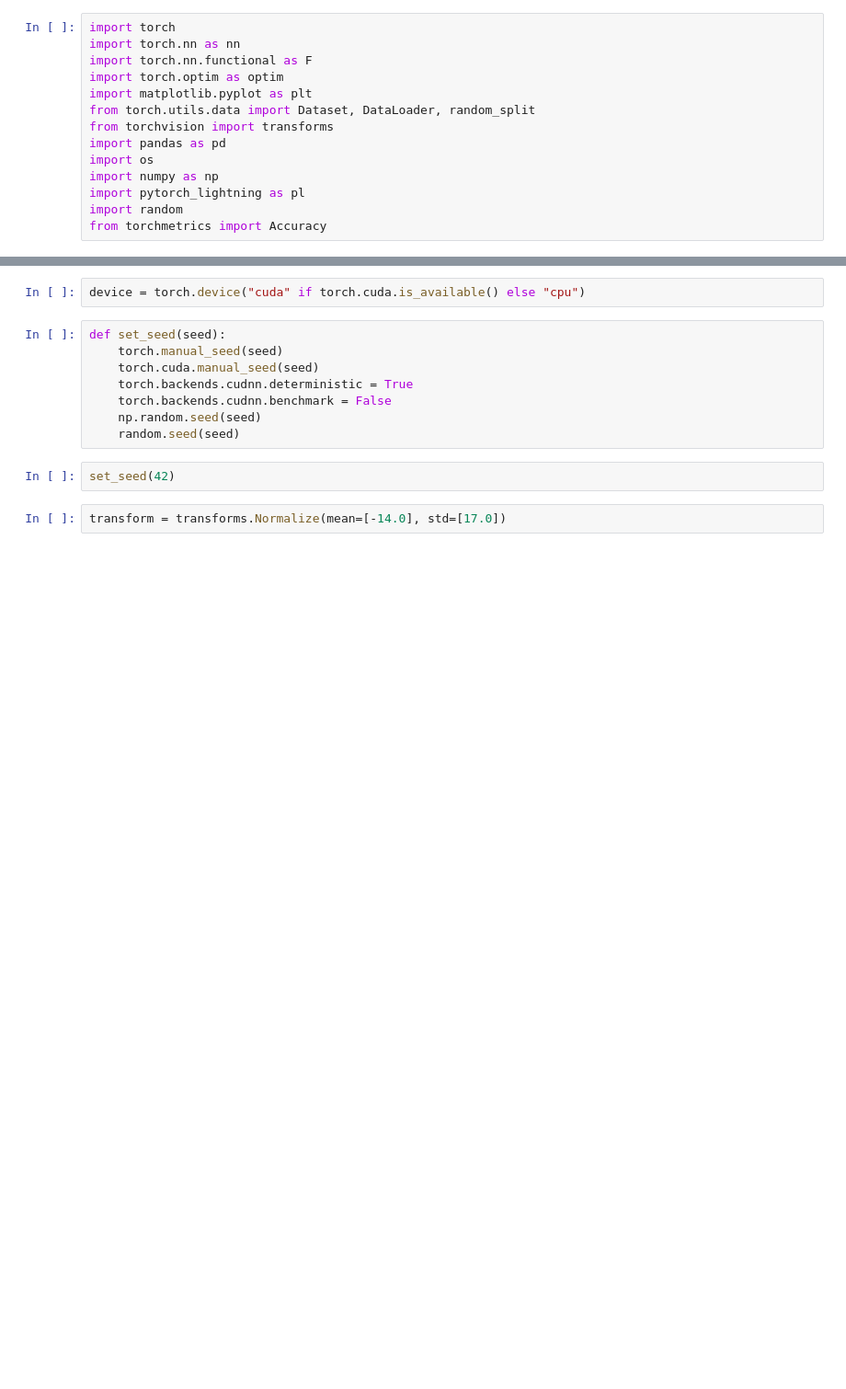
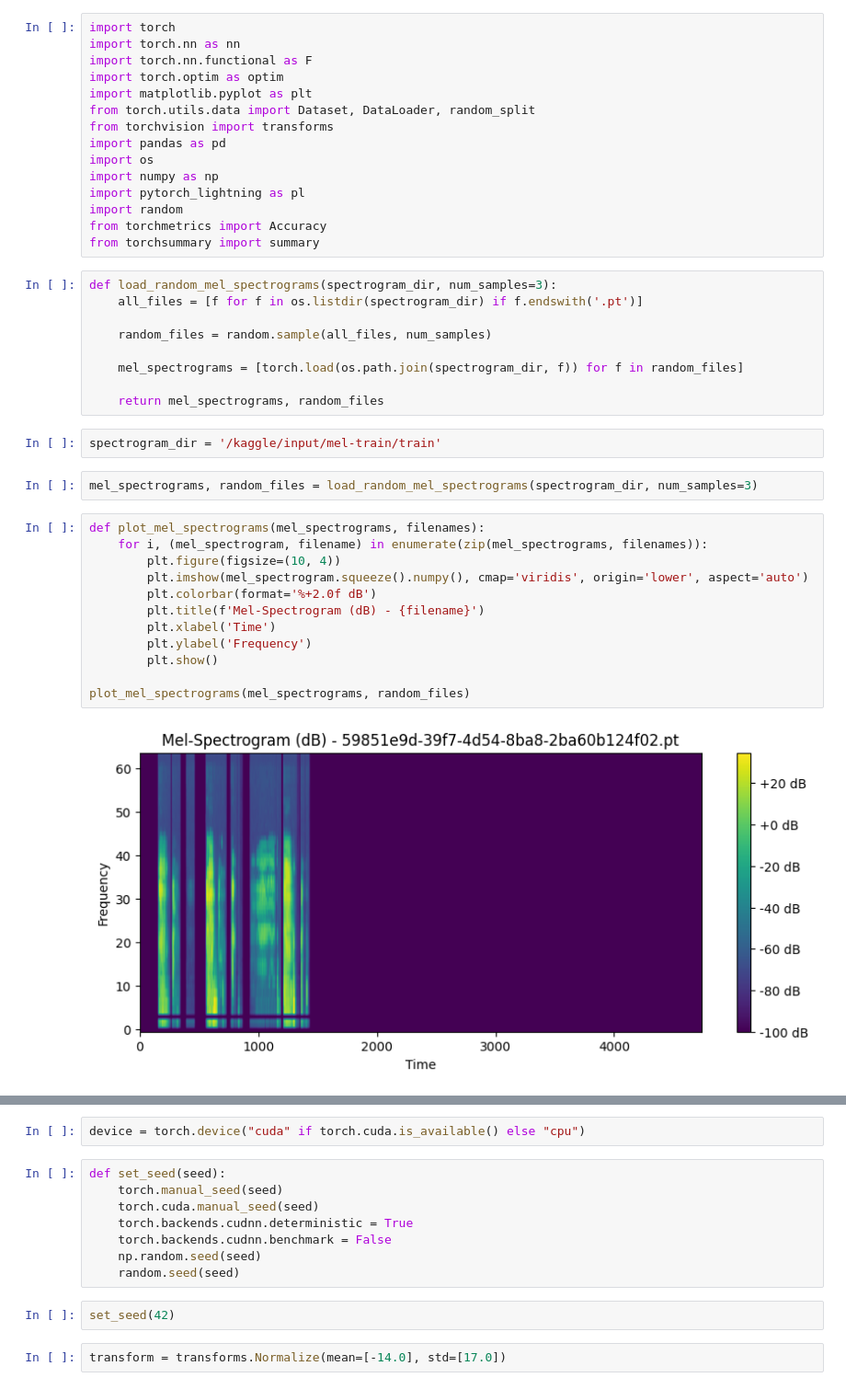
Before and after one commit to natalia-romero/deep_learning, a Jupyter notebook: tarea_3/model.ipynb, the cells around one changed output, grey strips where cells are left out. Shown: that part at 92% size. Drawn from its saved outputs; the diff is of its cells as text; blank space fills up the shorter version.

```diff
--- a/tarea_3/model.ipynb
+++ b/tarea_3/model.ipynb
@@ -12,3 +33,31 @@ import numpy as np
 import pytorch_lightning as pl
 import random
 from torchmetrics import Accuracy
+from torchsummary import summary
+# %%
+def load_random_mel_spectrograms(spectrogram_dir, num_samples=3):
+    all_files = [f for f in os.listdir(spectrogram_dir) if f.endswith('.pt')]
+
+    random_files = random.sample(all_files, num_samples)
+
+    mel_spectrograms = [torch.load(os.path.join(spectrogram_dir, f)) for f in random_files]
+
+    return mel_spectrograms, random_files
+# %%
+spectrogram_dir = '/kaggle/input/mel-train/train'
+# %%
+mel_spectrograms, random_files = load_random_mel_spectrograms(spectrogram_dir, num_samples=3)
+# %%
+def plot_mel_spectrograms(mel_spectrograms, filenames):
+    for i, (mel_spectrogram, filename) in enumerate(zip(mel_spectrograms, filenames)):
+        plt.figure(figsize=(10, 4))
+        plt.imshow(mel_spectrogram.squeeze().numpy(), cmap='viridis', origin='lower', aspect='auto')
+        plt.colorbar(format='%+2.0f dB')
+        plt.title(f'Mel-Spectrogram (dB) - {filename}')
+        plt.xlabel('Time')
+        plt.ylabel('Frequency')
+        plt.show()
+
+plot_mel_spectrograms(mel_spectrograms, random_files)
+# %% [output]
+[figure, added]
```
Also changed, not shown: parts of 11 cells of this notebook, 1 other file.
